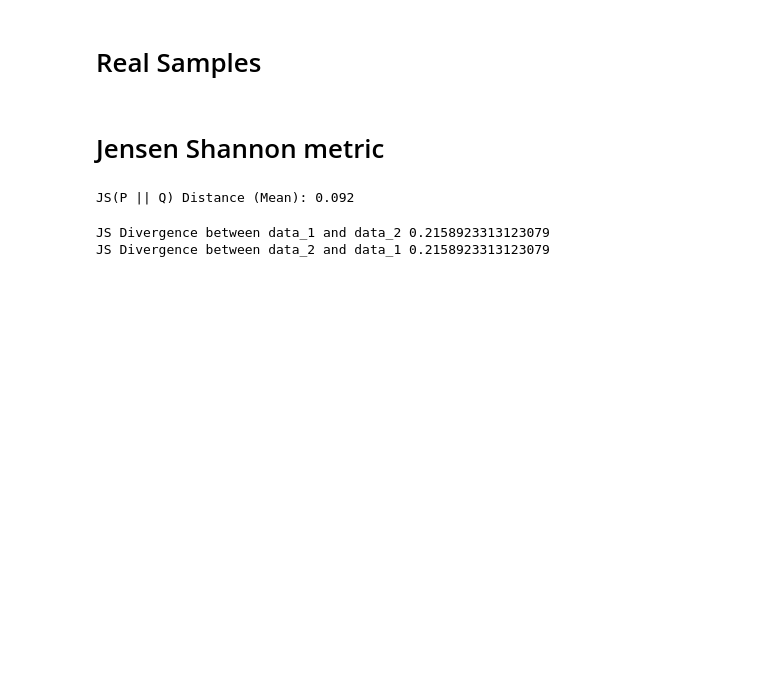
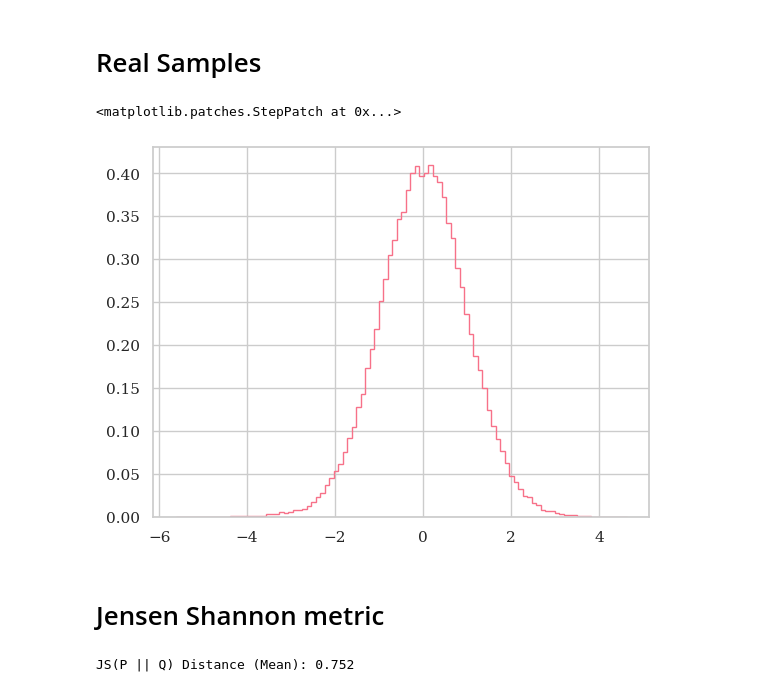
Before and after one commit to teaching-FEEC/dgm-2023.2, a Jupyter notebook: projetos/EEG_Data_Synth/notebooks/GANs/JS_metric.ipynb, the cells around one changed output. Saved outputs shown, nothing was run; the diff lists cells and outputs as text; code cells hidden in the pictures; blank space fills up the shorter version.

```diff
--- a/projetos/EEG_Data_Synth/notebooks/GANs/JS_metric.ipynb
+++ b/projetos/EEG_Data_Synth/notebooks/GANs/JS_metric.ipynb
@@ -162,4 +206,16 @@ norm_gen_samples = pd.DataFrame(norm_gen_samples).replace(to_replace = 0.0, valu
 # Real Samples
 # %%
 eeg_real = filter_label_and_channel(eeg_data = eeg_data, label = 2, channel = 2).detach().numpy()
-norm_eeg_real = (eeg_real - np.min(eeg_real)) / (np.max(eeg_real) - np.min(eeg_real))
+# norm_eeg_real = (eeg_real - np.min(eeg_real)) / (np.max(eeg_real) - np.min(eeg_real))
+# eeg_real = scp.stats.zscore(eeg_real)
+# eeg_real = eeg_real[~mask_nan]
+
+scaler = StandardScaler()
+scaler.fit(eeg_real)
+eeg_real = scaler.transform(eeg_real)
+
+counts_real, bins_real = np.histogram(eeg_real, bins = 100, density = True)
+plt.stairs(counts_real, bins_real)
+# %% [output]
+<matplotlib.patches.StepPatch at 0x...>
+[figure, added]
@@ -174,43 +228,9 @@ from scipy.special import kl_div
 #real_data_np = [0][0my_eeg_data].numpy()
 
 #js_pq = distance.jensenshannon(real_data_np, generated_data_np[0], 2.0)
-js_pq = distance.jensenshannon(norm_eeg_real, norm_gen_samples, 2.0)
+js_pq = distance.jensenshannon(counts_real, counts_fake, 2.0)
 js_pq_mean = np.nanmean(js_pq)
 
 print('JS(P || Q) Distance (Mean): %.3f' % js_pq_mean)
 # %% [output]
-JS(P || Q) Distance (Mean): 0.092
+JS(P || Q) Distance (Mean): 0.752
-# %%
-from scipy import stats
-from scipy.stats import norm
-import numpy as np
-from matplotlib import pyplot as plt
-
-# create the data distribution
-data_1 = norm_gen_samples
-data_2 = norm_eeg_real
-
-#function to compute KL Divergence
-"""KL Divergence(P|Q)"""
-def KLD(p_probs, q_probs):
-    KLD = p_probs * np.log(p_probs / q_probs)
-    return np.sum(KLD)
-
-#function to compute JiS Dvergence
-def JSD(p, q):
-    p = np.asarray(p)
-    q = np.asarray(q)
-    # normalize
-    p /= p.sum()
-    q /= q.sum()
-    m = (p + q) / 2
-    return (KLD(p, m) + KLD(q, m)) / 2
-
-# To show JS Divergence is symmetric
-result_JSD12= JSD(data_1, data_2)
-print("JS Divergence between data_1 and data_2",result_JSD12)
-result_JSD21= JSD(data_2, data_1)
-print("JS Divergence between data_2 and data_1",result_JSD21)
-# %% [output]
-JS Divergence between data_1 and data_2 0.2158923313123079
-JS Divergence between data_2 and data_1 0.2158923313123079
```
Also changed, not shown: parts of 10 cells of this notebook, 1 other file.
